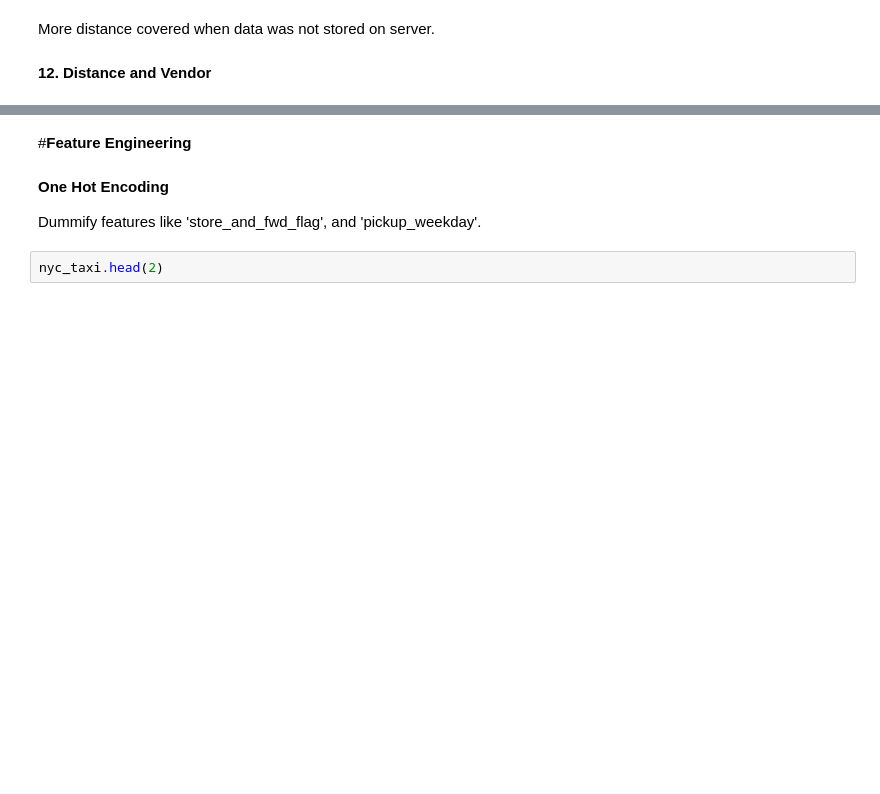
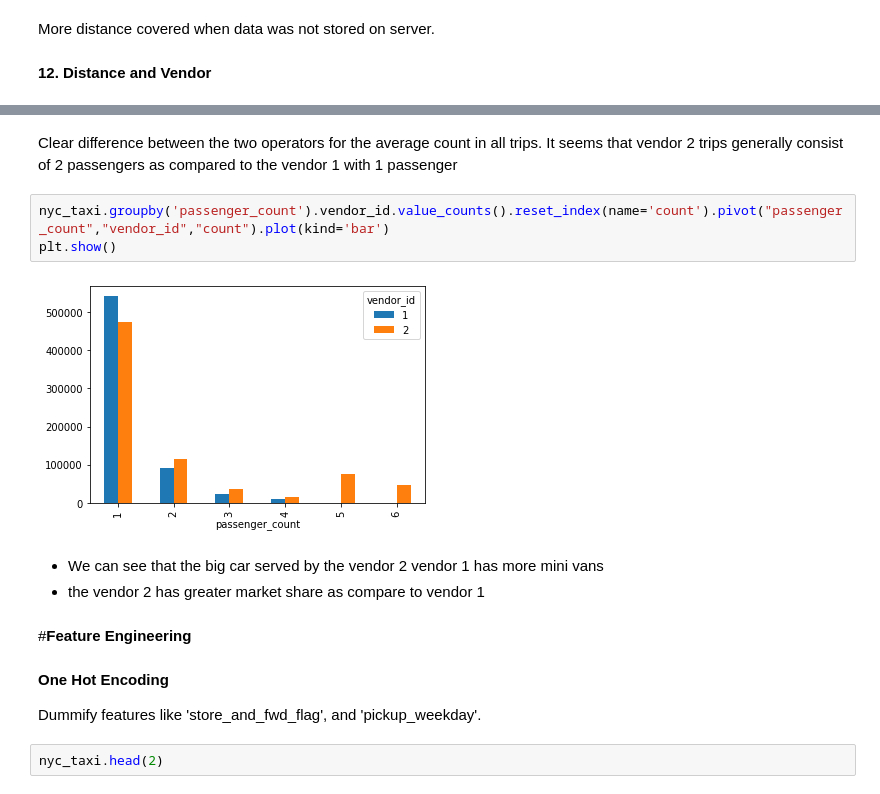
Before and after one commit to VilasSonawane/NYCTaxiTimePrediction-Model, a Jupyter notebook: Final_Vilas_NYC_Taxi_Trip_Time_Prediction_Capstone_Project.ipynb, the cells around one changed output, grey strips where cells are left out. Drawn from its saved outputs; the diff is of its cells as text; blank space fills up the shorter version.

```diff
--- a/Final_Vilas_NYC_Taxi_Trip_Time_Prediction_Capstone_Project.ipynb
+++ b/Final_Vilas_NYC_Taxi_Trip_Time_Prediction_Capstone_Project.ipynb
@@ -902,3 +921,14 @@ sns.catplot(y='distance',x='vendor_id',data=nyc_taxi,kind='strip')
+# %% [markdown]
+Clear difference between the two operators for the average count in all trips. It seems that vendor 2 trips generally consist of 2 passengers as compared to the vendor 1 with 1 passenger
+# %%
+nyc_taxi.groupby('passenger_count').vendor_id.value_counts().reset_index(name='count').pivot("passenger_count","vendor_id","count").plot(kind='bar')
+plt.show()
+# %% [output]
+[figure, added]
+# %% [markdown]
+* We can see that the big car served by the vendor 2
+vendor 1 has more mini vans
+* the vendor 2 has greater market share as compare to vendor 1
 # %% [markdown]
 #<b>Feature Engineering
 # %% [markdown]
```
Also changed, not shown: parts of 34 cells of this notebook.
